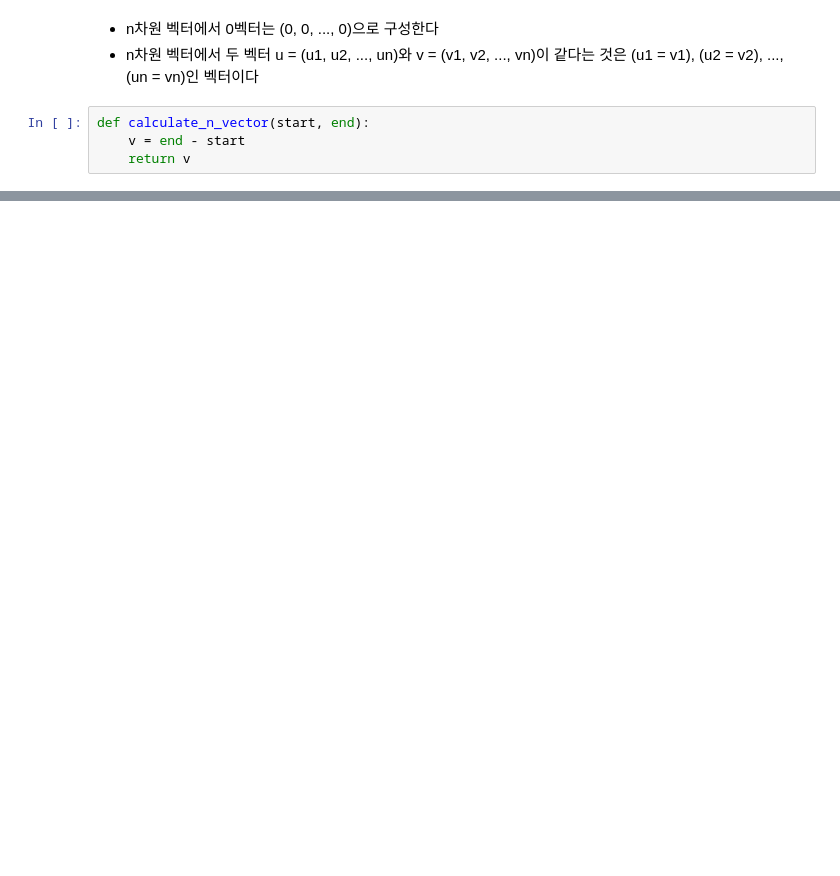
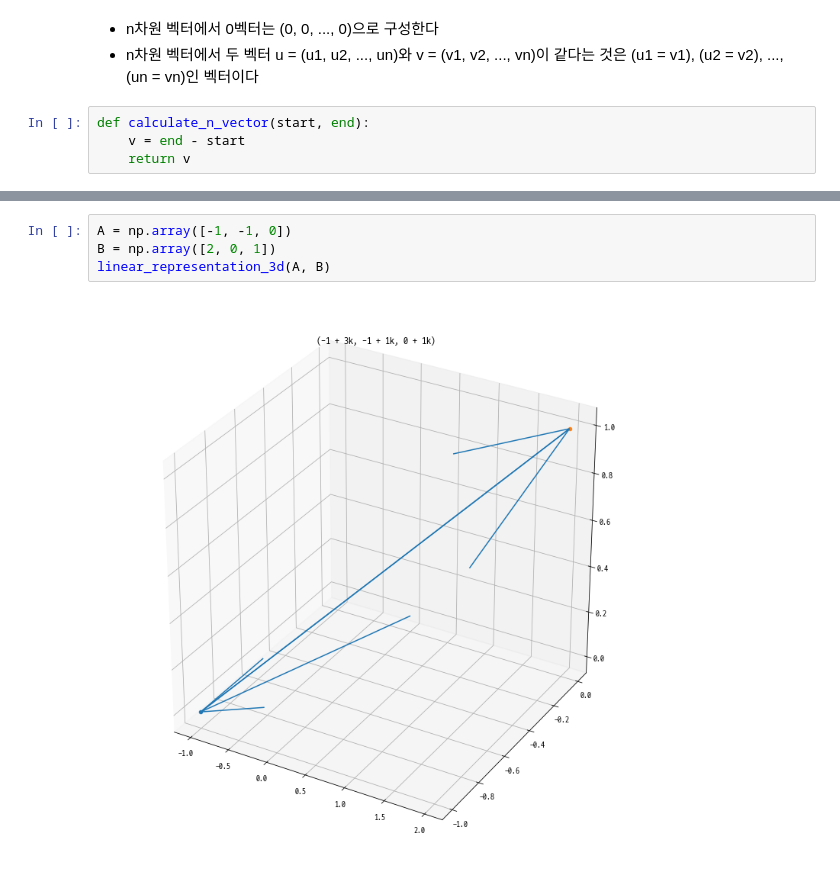
Before and after one commit to dhsong95/Linear-Algebra-Study, a Jupyter notebook: 02 물리적 벡터/02장 물리적 벡터.ipynb, the cells around one changed output, grey strips where cells are left out. Drawn from its saved outputs; the diff is of its cells as text; blank space fills up the shorter version.

```diff
--- a/02 물리적 벡터/02장 물리적 벡터.ipynb
+++ b/02 물리적 벡터/02장 물리적 벡터.ipynb
@@ -142,0 +583,6 @@ print('{}차원 벡터 {}'.format(len(v), v))
+# %%
+A = np.array([-1, -1, 0])
+B = np.array([2, 0, 1])
+linear_representation_3d(A, B)
+# %% [output]
+[figure, added]
```
Also changed, not shown: parts of 83 cells of this notebook, 11 other files.
